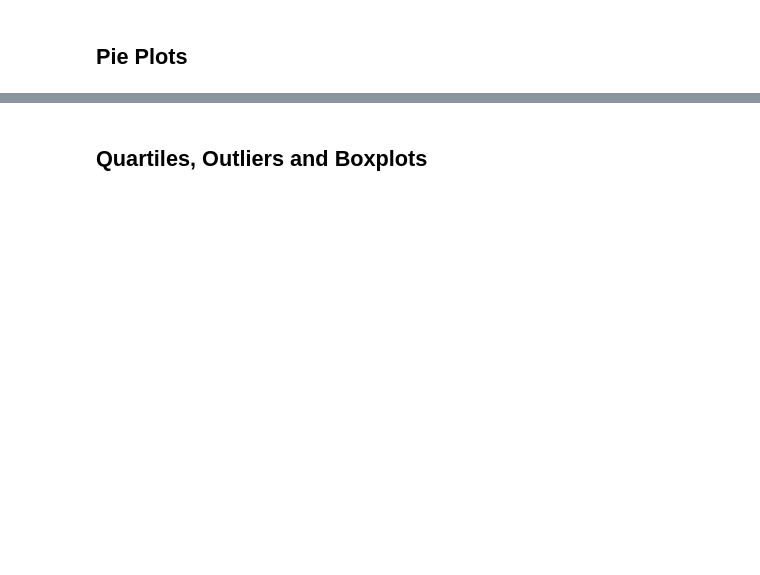
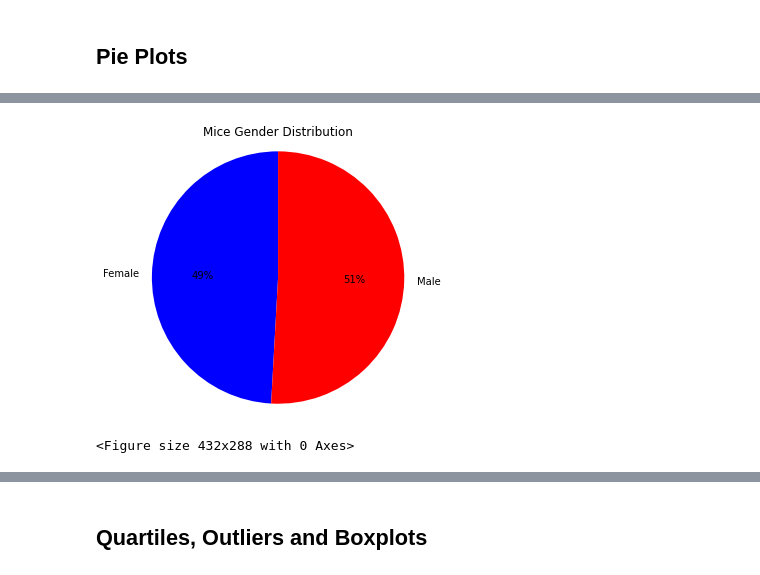
Before and after one commit to Mlara73/Pymaceuticals-Visualization, a Jupyter notebook: Pymaceuticals/pymaceuticals_starter.ipynb, the cells around one changed output, grey strips where cells are left out. Cells and saved outputs as stored; diff of their text form; code cells hidden in the pictures; blank space fills up the shorter version.

```diff
--- a/Pymaceuticals/pymaceuticals_starter.ipynb
+++ b/Pymaceuticals/pymaceuticals_starter.ipynb
@@ -254,6 +234,11 @@ sex_distribution
 # %%
 # Generate a pie plot showing the distribution of female versus male mice using pandas
-colors=["red","blue"]
-sex_distribution.plot(kind="pie",autopct='%1.1f%%',startangle=90,colors=colors)
+gender_pie= mice_gender.plot.pie(y="Mouse ID",autopct='%1.0f%%',startangle=90, radius=0.5, title="Mice Gender Distribution",
+                            colors=["blue","red"],figsize=(5, 5))
+gender_pie.set_ylabel(" ")
+plt.axis("equal")
+plt.show()
 plt.tight_layout()
-plt.axis("equal")
+# %% [output]
+[figure, added]
+<Figure size 432x288 with 0 Axes>
```
Also changed, not shown: parts of 15 cells of this notebook, 1 other file.
